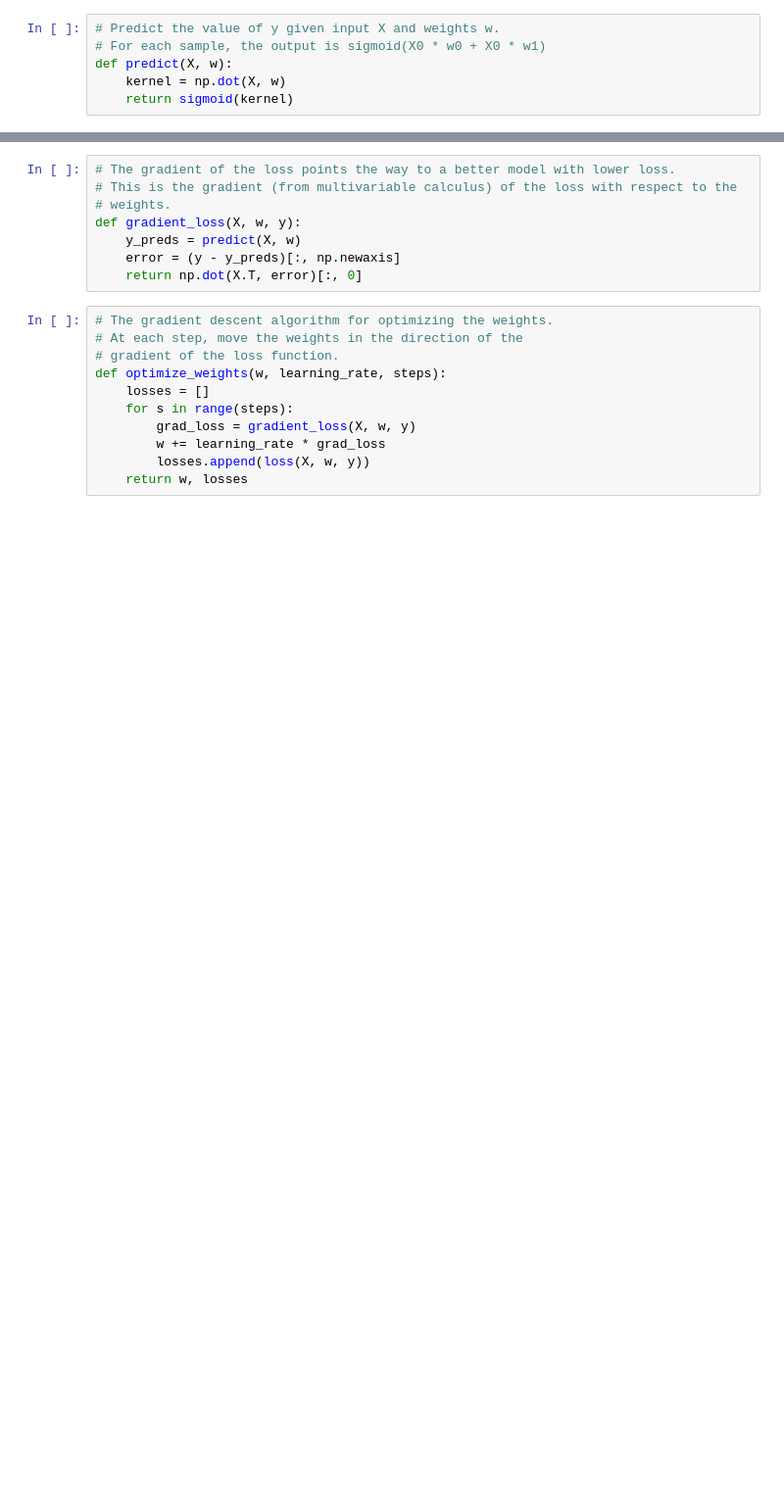
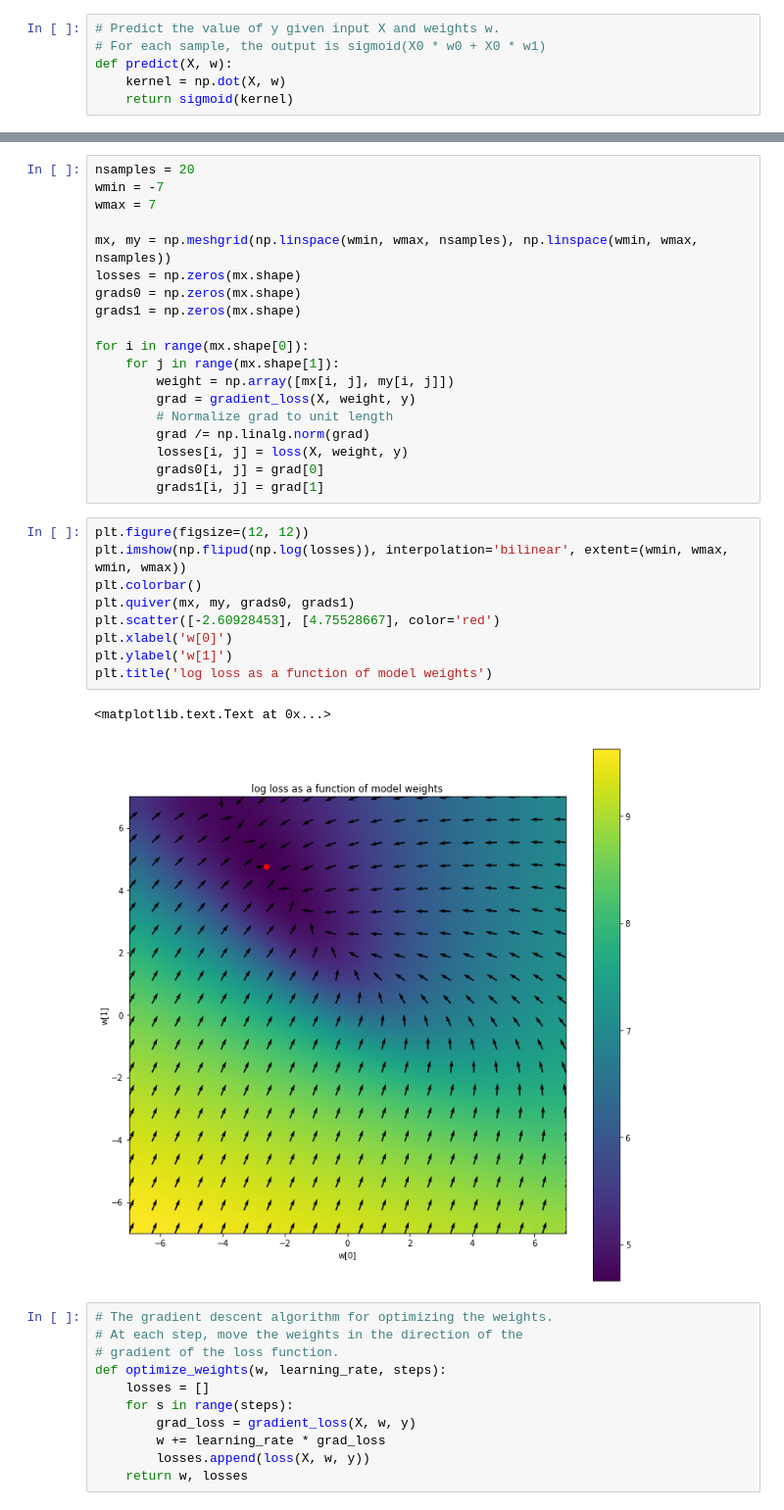
Before and after one commit to lewfish/neural-networks-tutorial, a Jupyter notebook: notebooks/1_logistic_regression.ipynb, the cells around one changed output, grey strips where cells are left out. Shown at 98% size. Saved outputs shown, nothing was run; the diff lists cells and outputs as text; blank space fills up the shorter version.

```diff
--- a/notebooks/1_logistic_regression.ipynb
+++ b/notebooks/1_logistic_regression.ipynb
@@ -84,11 +88,34 @@ print(loss(X, w, y))
-# %%
-# The gradient of the loss points the way to a better model with lower loss.
-# This is the gradient (from multivariable calculus) of the loss with respect to the
-# weights.
-def gradient_loss(X, w, y):
-    y_preds = predict(X, w)
-    error = (y - y_preds)[:, np.newaxis]
-    return np.dot(X.T, error)[:, 0]
+# %%
+nsamples = 20
+wmin = -7
+wmax = 7
+
+mx, my = np.meshgrid(np.linspace(wmin, wmax, nsamples), np.linspace(wmin, wmax, nsamples))
+losses = np.zeros(mx.shape)
+grads0 = np.zeros(mx.shape)
+grads1 = np.zeros(mx.shape)
+
+for i in range(mx.shape[0]):
+    for j in range(mx.shape[1]):
+        weight = np.array([mx[i, j], my[i, j]])
+        grad = gradient_loss(X, weight, y)
+        # Normalize grad to unit length
+        grad /= np.linalg.norm(grad)
+        losses[i, j] = loss(X, weight, y)
+        grads0[i, j] = grad[0]
+        grads1[i, j] = grad[1]
+# %%
+plt.figure(figsize=(12, 12))
+plt.imshow(np.flipud(np.log(losses)), interpolation='bilinear', extent=(wmin, wmax, wmin, wmax))
+plt.colorbar()
+plt.quiver(mx, my, grads0, grads1)
+plt.scatter([-2.60928453], [4.75528667], color='red')
+plt.xlabel('w[0]')
+plt.ylabel('w[1]')
+plt.title('log loss as a function of model weights')
+# %% [output]
+<matplotlib.text.Text at 0x...>
+[figure, added]
 # %%
 # The gradient descent algorithm for optimizing the weights.
 # At each step, move the weights in the direction of the
```
Also changed, not shown: parts of 7 cells of this notebook.
